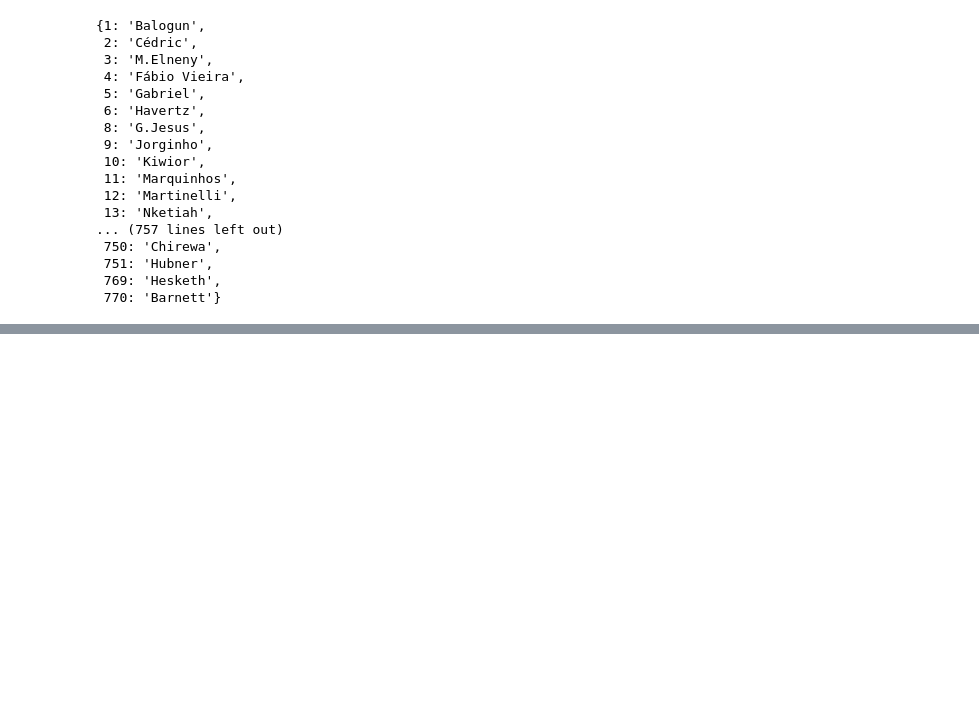
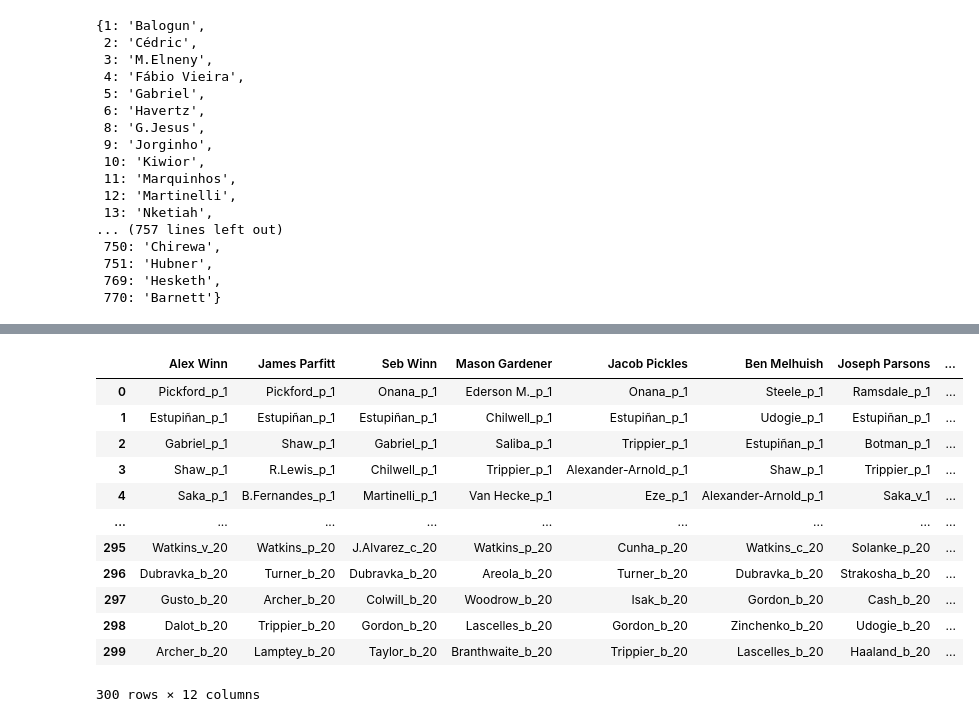
Before and after one commit to RACollins/fpl-forecast-optimise, a Jupyter notebook: notebooks/2.0-fpl-api-playground.ipynb, the cells around one changed output, grey strips where cells are left out. Saved outputs shown, nothing was run; the diff lists cells and outputs as text; code cells hidden in the pictures; blank space fills up the shorter version.

```diff
--- a/notebooks/2.0-fpl-api-playground.ipynb
+++ b/notebooks/2.0-fpl-api-playground.ipynb
@@ -165,0 +182,5 @@ id_name_dict
+# %%
+manager_id_name_dict = pd.Series(
+    league_df["player_name"].values, index=league_df["entry"]
+).to_dict()
+manager_id_name_dict
@@ -233,0 +263,16 @@ jaccard_sim(df)
+# %%
+league_picks_df
+# %% [output]
+|  | Alex Winn | James Parfitt | Seb Winn | Mason Gardener | Jacob Pickles | Ben Melhuish | Joseph Parsons | ... |
+| 0 | Pickford_p_1 | Pickford_p_1 | Onana_p_1 | Ederson M._p_1 | Onana_p_1 | Steele_p_1 | Ramsdale_p_1 | ... |
+| 1 | Estupiñan_p_1 | Estupiñan_p_1 | Estupiñan_p_1 | Chilwell_p_1 | Estupiñan_p_1 | Udogie_p_1 | Estupiñan_p_1 | ... |
+| 2 | Gabriel_p_1 | Shaw_p_1 | Gabriel_p_1 | Saliba_p_1 | Trippier_p_1 | Estupiñan_p_1 | Botman_p_1 | ... |
+| 3 | Shaw_p_1 | R.Lewis_p_1 | Chilwell_p_1 | Trippier_p_1 | Alexander-Arnold_p_1 | Shaw_p_1 | Trippier_p_1 | ... |
+| 4 | Saka_p_1 | B.Fernandes_p_1 | Martinelli_p_1 | Van Hecke_p_1 | Eze_p_1 | Alexander-Arnold_p_1 | Saka_v_1 | ... |
+| ... | ... | ... | ... | ... | ... | ... | ... | ... |
+| 295 | Watkins_v_20 | Watkins_p_20 | J.Alvarez_c_20 | Watkins_p_20 | Cunha_p_20 | Watkins_c_20 | Solanke_p_20 | ... |
+| 296 | Dubravka_b_20 | Turner_b_20 | Dubravka_b_20 | Areola_b_20 | Turner_b_20 | Dubravka_b_20 | Strakosha_b_20 | ... |
+| 297 | Gusto_b_20 | Archer_b_20 | Colwill_b_20 | Woodrow_b_20 | Isak_b_20 | Gordon_b_20 | Cash_b_20 | ... |
+| 298 | Dalot_b_20 | Trippier_b_20 | Gordon_b_20 | Lascelles_b_20 | Gordon_b_20 | Zinchenko_b_20 | Udogie_b_20 | ... |
+| 299 | Archer_b_20 | Lamptey_b_20 | Taylor_b_20 | Branthwaite_b_20 | Trippier_b_20 | Lascelles_b_20 | Haaland_b_20 | ... |
+300 rows × 12 columns
```
Also changed, not shown: parts of 12 cells of this notebook.
